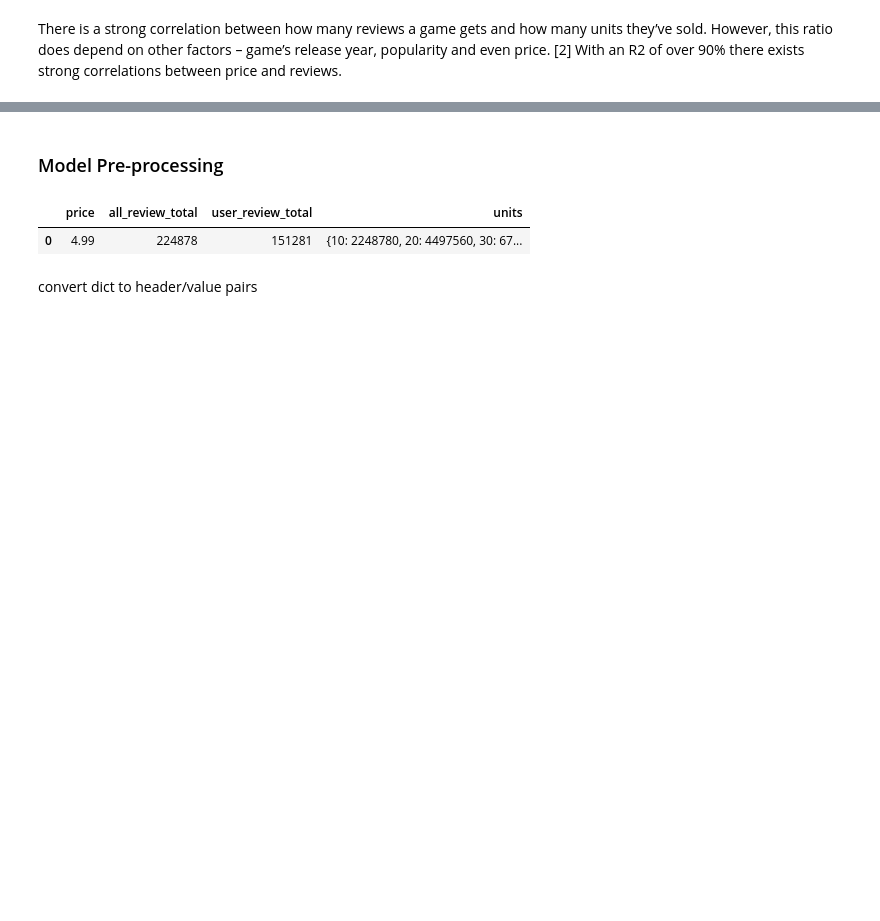
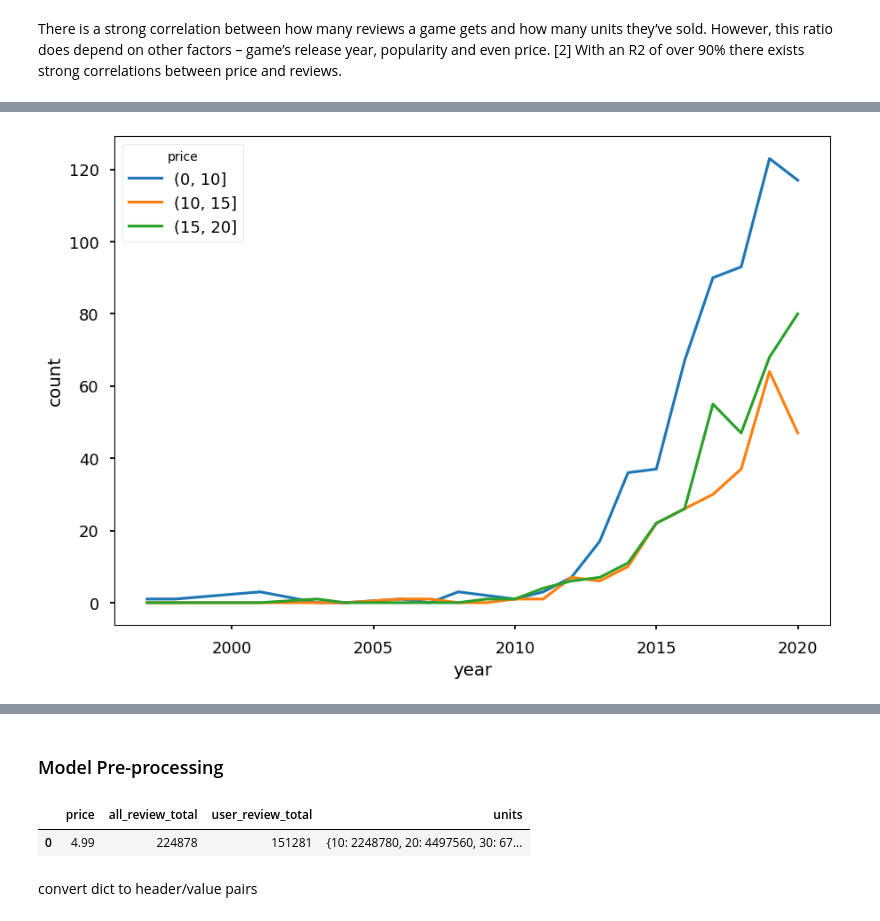
Before and after one commit to hypothetical-lemon/COMP4448, a Jupyter notebook: final_project.ipynb, the cells around one changed output, grey strips where cells are left out. Cells and saved outputs as stored; diff of their text form; code cells hidden in the pictures; blank space fills up the shorter version.

```diff
--- a/final_project.ipynb
+++ b/final_project.ipynb
@@ -503,0 +476,4 @@ There is a strong correlation between how many reviews a game gets and how many
+# %%
+bins = [0, 10, 15, 20]
+price_group = clean_df.groupby([clean_df.date.dt.year, pd.cut(clean_df.price, bins)])
+print(price_group.size().unstack())
@@ -503,0 +498,4 @@ There is a strong correlation between how many reviews a game gets and how many
+# %%
+price_group.size().unstack().plot(xlabel="year", ylabel="count");
+# %% [output]
+[figure, added]
```
Also changed, not shown: parts of 42 cells of this notebook.
